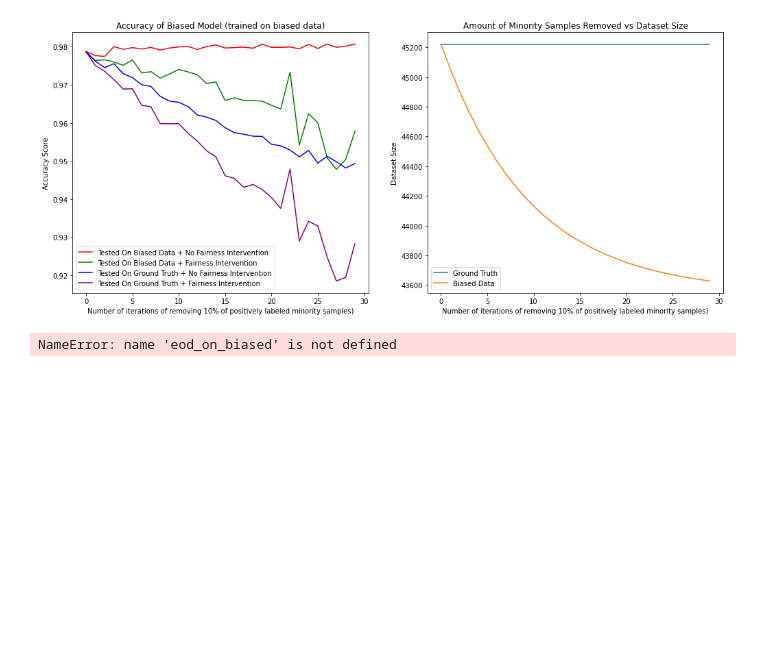
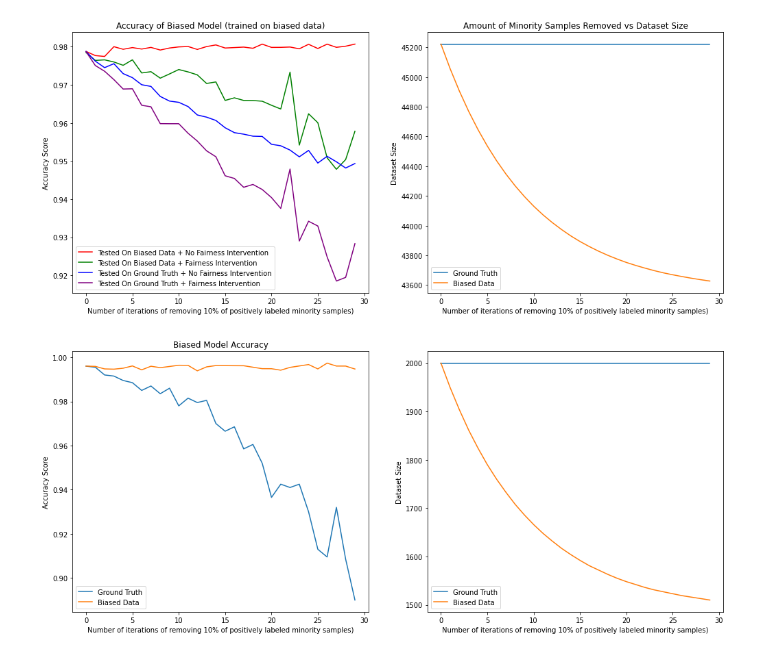
Before and after one commit to mnagired/fairness-sandbox, a Jupyter notebook: under.ipynb, the cells around one changed output. Cells and saved outputs as stored; diff of their text form; code cells hidden in the pictures; blank space fills up the shorter version.

Commit message:
added synthetic data plots

```diff
--- a/under.ipynb
+++ b/under.ipynb
@@ -1076,17 +1078,16 @@ plt.show()
 # %% [output]
 [figure]
 # %%
-plt.plot(bias_amts, eod_on_biased, label = 'On Biased Data + No Fairness Intervention', color = "red")
-plt.plot(bias_amts, eod_on_true, label = 'On Ground Truth + No Fairness Intervention', color = "blue")
-plt.plot(bias_amts, eod_on_true_mitigated, label = 'On Ground Truth + Fairness Intervention', color = "purple")
-plt.xlabel("Amount of Bias (number of minority samples removed)")
-plt.ylabel("Equalized Odds Difference")
-plt.axhline(y=equalized_odds_difference(y_true=y_true, y_pred = y_pred_truth, sensitive_features=sens_attrs[1]), color = "green",
-            label = "Ground Truth EOD", alpha = 0.5)
-plt.ylim(0, 0.15)
-plt.legend()
-plt.title("Biased Model Equalized Odds Difference")
-plt.show()
-#plt.savefig("bias1.png")
+classifier = RandomForestClassifier(n_estimators = 5, criterion = 'entropy', random_state = 42)
+
+bias_amts, dataset_size_true, dataset_size_bias, \
+accuracy_on_biased, accuracy_on_true, accuracy_on_biased_mitigated, accuracy_on_true_mitigated = \
+tradeoff_visualization(classifier, X_true=X_syn_true, y_true=y_syn_true, \
+                       df_favored=df_favored_syn, df_unfavored_positive= df_unfavored_syn_positive,\
+                       df_unfavored_negative= df_unfavored_syn_negative, sensitive_feature="cat",\
+                       cat_cols=[3], is_adult=False, label = "outcome", synthetic = True,\
+                       apply_fairness=False,verbose=False)
-# %% [output]
-NameError: name 'eod_on_biased' is not defined
+# %%
+accuracy_visualizations(bias_amts, dataset_size_true, dataset_size_bias, accuracy_on_biased, accuracy_on_true, accuracy_on_biased_mitigated, accuracy_on_true_mitigated, False)
+# %% [output]
+[figure, added]
```
Also changed, not shown: parts of 6 cells of this notebook.
